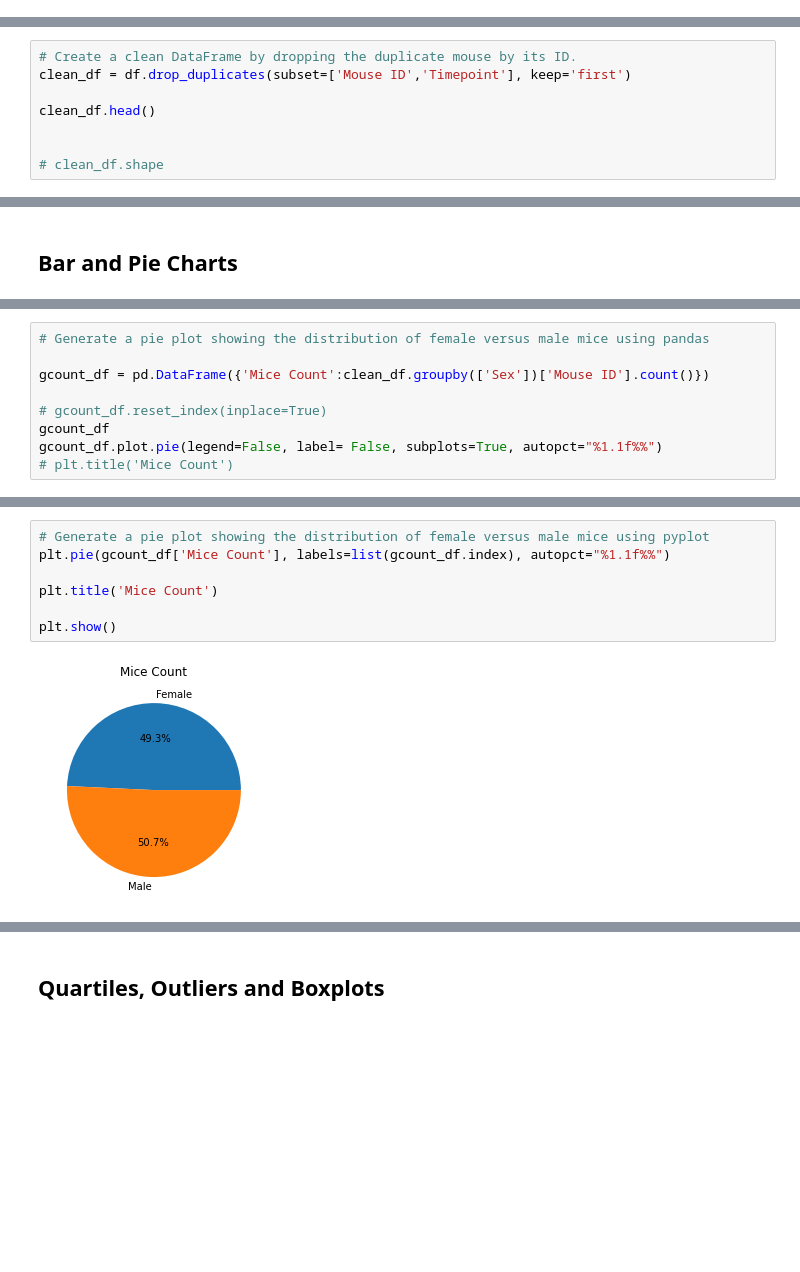
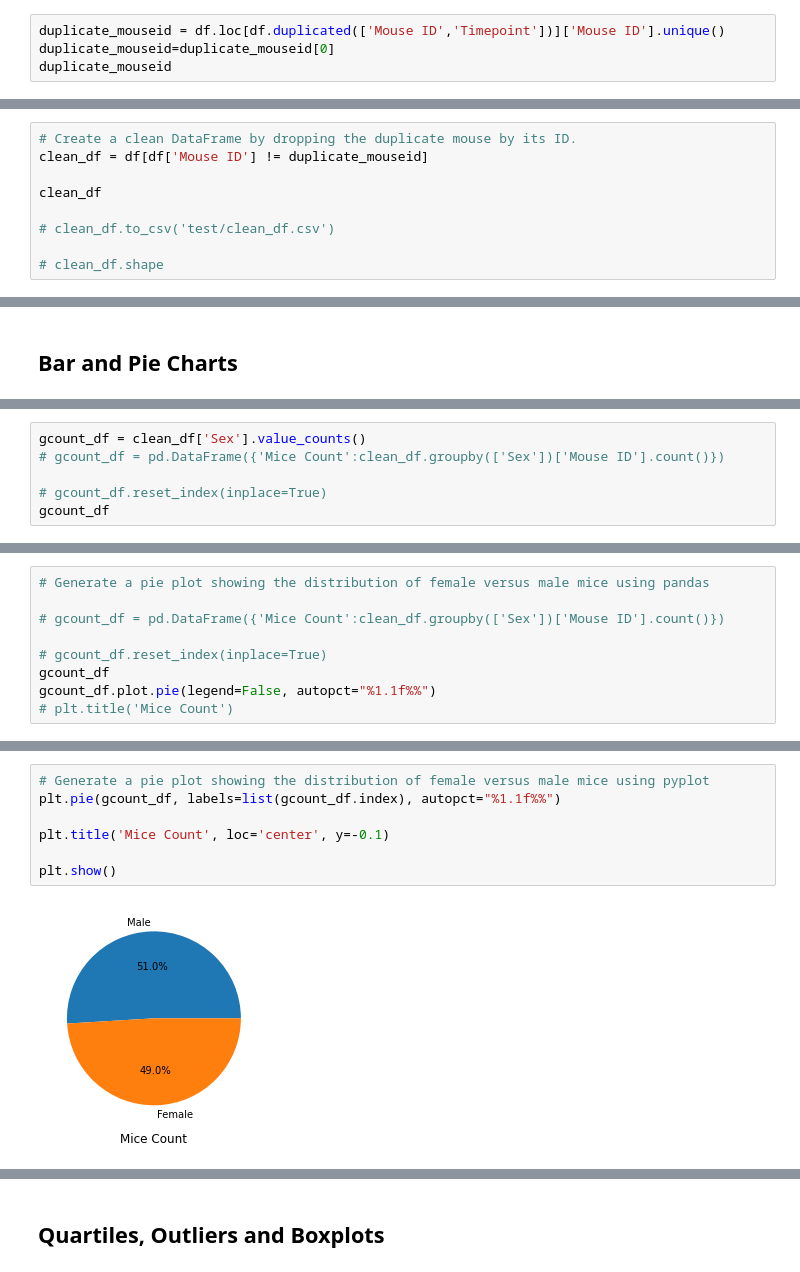
Before and after one commit to harikapeddi/Pymaceuticals---Matplotlib, a Jupyter notebook: pymaceuticals_starter.ipynb, the cells around one changed output, grey strips where cells are left out. Cells and saved outputs as stored; diff of their text form; blank space fills up the shorter version.

```diff
--- a/pymaceuticals_starter.ipynb
+++ b/pymaceuticals_starter.ipynb
@@ -50,0 +46,4 @@ df1.head(10)
+# %%
+duplicate_mouseid = df.loc[df.duplicated(['Mouse ID','Timepoint'])]['Mouse ID'].unique()
+duplicate_mouseid=duplicate_mouseid[0]
+duplicate_mouseid
@@ -59,9 +89,10 @@ new_df.shape
 # %%
 # Create a clean DataFrame by dropping the duplicate mouse by its ID.
-clean_df = df.drop_duplicates(subset=['Mouse ID','Timepoint'], keep='first')
+clean_df = df[df['Mouse ID'] != duplicate_mouseid]
 
-clean_df.head()
+clean_df
 
+# clean_df.to_csv('test/clean_df.csv')
 
 # clean_df.shape
 # %% [output]
@@ -162,0 +208,6 @@ plt.show()
+# %%
+gcount_df = clean_df['Sex'].value_counts()
+# gcount_df = pd.DataFrame({'Mice Count':clean_df.groupby(['Sex'])['Mouse ID'].count()})
+
+# gcount_df.reset_index(inplace=True)
+gcount_df
@@ -163,10 +218,10 @@ plt.show()
 # %%
 # Generate a pie plot showing the distribution of female versus male mice using pandas
 
-gcount_df = pd.DataFrame({'Mice Count':clean_df.groupby(['Sex'])['Mouse ID'].count()})
+# gcount_df = pd.DataFrame({'Mice Count':clean_df.groupby(['Sex'])['Mouse ID'].count()})
 
 # gcount_df.reset_index(inplace=True)
 gcount_df
-gcount_df.plot.pie(legend=False, label= False, subplots=True, autopct="%1.1f%%")
+gcount_df.plot.pie(legend=False, autopct="%1.1f%%")
 # plt.title('Mice Count')
 # %% [output]
@@ -175,9 +230,9 @@ array([<AxesSubplot:ylabel='Mice Count'>], dtype=object)
 # %%
 # Generate a pie plot showing the distribution of female versus male mice using pyplot
-plt.pie(gcount_df['Mice Count'], labels=list(gcount_df.index), autopct="%1.1f%%")
+plt.pie(gcount_df, labels=list(gcount_df.index), autopct="%1.1f%%")
 
-plt.title('Mice Count')
+plt.title('Mice Count', loc='center', y=-0.1)
 
 plt.show()
 # %% [output]
-[figure, old version]
+[figure, new version]
```
Also changed, not shown: parts of 26 cells of this notebook.
